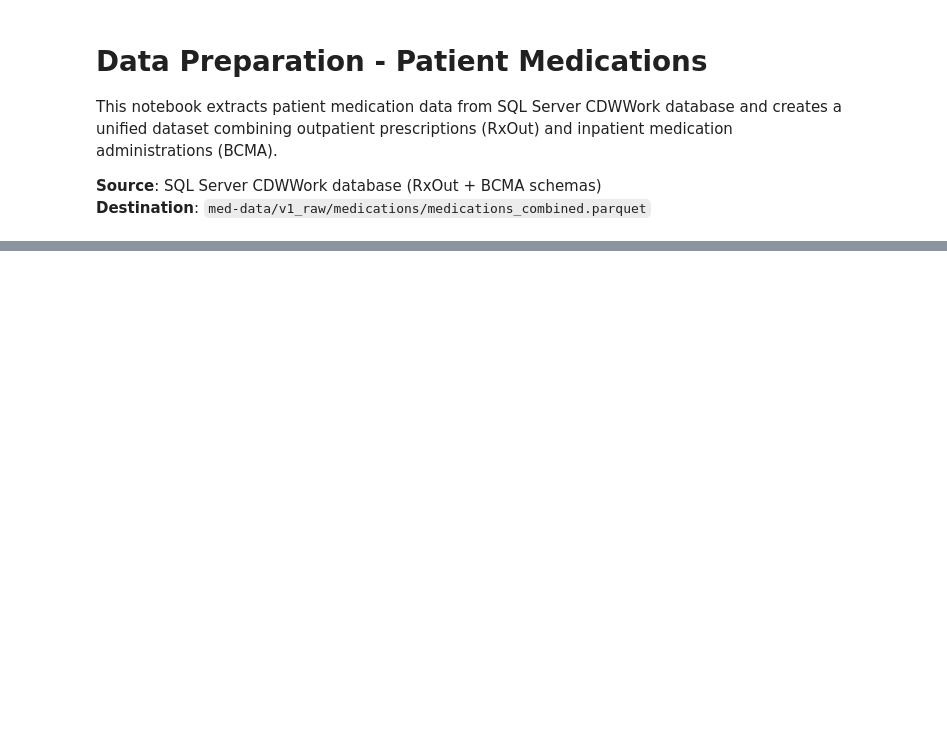
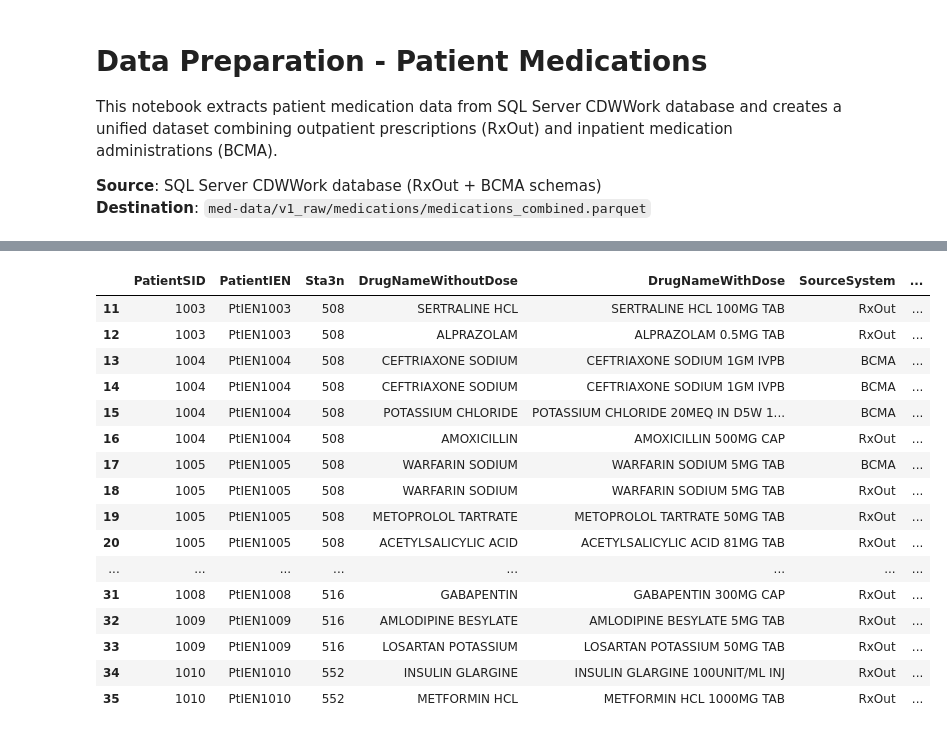
Before and after one commit to cps-med/med-insight, a Jupyter notebook: med-ml/src/01b_dataprep_medications.ipynb, the cells around one changed output, grey strips where cells are left out. Drawn from its saved outputs; the diff is of its cells as text; code cells hidden in the pictures; blank space fills up the shorter version.

```diff
--- a/med-ml/src/01b_dataprep_medications.ipynb
+++ b/med-ml/src/01b_dataprep_medications.ipynb
@@ -185,7 +235,25 @@ df_medications.head(10)
 # %%
 # Take a look at DataFrame (tail)
 
-df_medications.tail(10)
+df_medications.tail(25)
+# %% [output]
+|  | PatientSID | PatientIEN | Sta3n | DrugNameWithoutDose | DrugNameWithDose | SourceSystem | ... |
+| 11 | 1003 | PtIEN1003 | 508 | SERTRALINE HCL | SERTRALINE HCL 100MG TAB | RxOut | ... |
+| 12 | 1003 | PtIEN1003 | 508 | ALPRAZOLAM | ALPRAZOLAM 0.5MG TAB | RxOut | ... |
+| 13 | 1004 | PtIEN1004 | 508 | CEFTRIAXONE SODIUM | CEFTRIAXONE SODIUM 1GM IVPB | BCMA | ... |
+| 14 | 1004 | PtIEN1004 | 508 | CEFTRIAXONE SODIUM | CEFTRIAXONE SODIUM 1GM IVPB | BCMA | ... |
+| 15 | 1004 | PtIEN1004 | 508 | POTASSIUM CHLORIDE | POTASSIUM CHLORIDE 20MEQ IN D5W 1... | BCMA | ... |
+| 16 | 1004 | PtIEN1004 | 508 | AMOXICILLIN | AMOXICILLIN 500MG CAP | RxOut | ... |
+| 17 | 1005 | PtIEN1005 | 508 | WARFARIN SODIUM | WARFARIN SODIUM 5MG TAB | BCMA | ... |
+| 18 | 1005 | PtIEN1005 | 508 | WARFARIN SODIUM | WARFARIN SODIUM 5MG TAB | RxOut | ... |
+| 19 | 1005 | PtIEN1005 | 508 | METOPROLOL TARTRATE | METOPROLOL TARTRATE 50MG TAB | RxOut | ... |
+| 20 | 1005 | PtIEN1005 | 508 | ACETYLSALICYLIC ACID | ACETYLSALICYLIC ACID 81MG TAB | RxOut | ... |
+| ... | ... | ... | ... | ... | ... | ... | ... |
+| 31 | 1008 | PtIEN1008 | 516 | GABAPENTIN | GABAPENTIN 300MG CAP | RxOut | ... |
+| 32 | 1009 | PtIEN1009 | 516 | AMLODIPINE BESYLATE | AMLODIPINE BESYLATE 5MG TAB | RxOut | ... |
+| 33 | 1009 | PtIEN1009 | 516 | LOSARTAN POTASSIUM | LOSARTAN POTASSIUM 50MG TAB | RxOut | ... |
+| 34 | 1010 | PtIEN1010 | 552 | INSULIN GLARGINE | INSULIN GLARGINE 100UNIT/ML INJ | RxOut | ... |
+| 35 | 1010 | PtIEN1010 | 552 | METFORMIN HCL | METFORMIN HCL 1000MG TAB | RxOut | ... |
 # %%
 # Display DataFrame info
 
```
Also changed, not shown: parts of 17 cells of this notebook, 6 other files.
